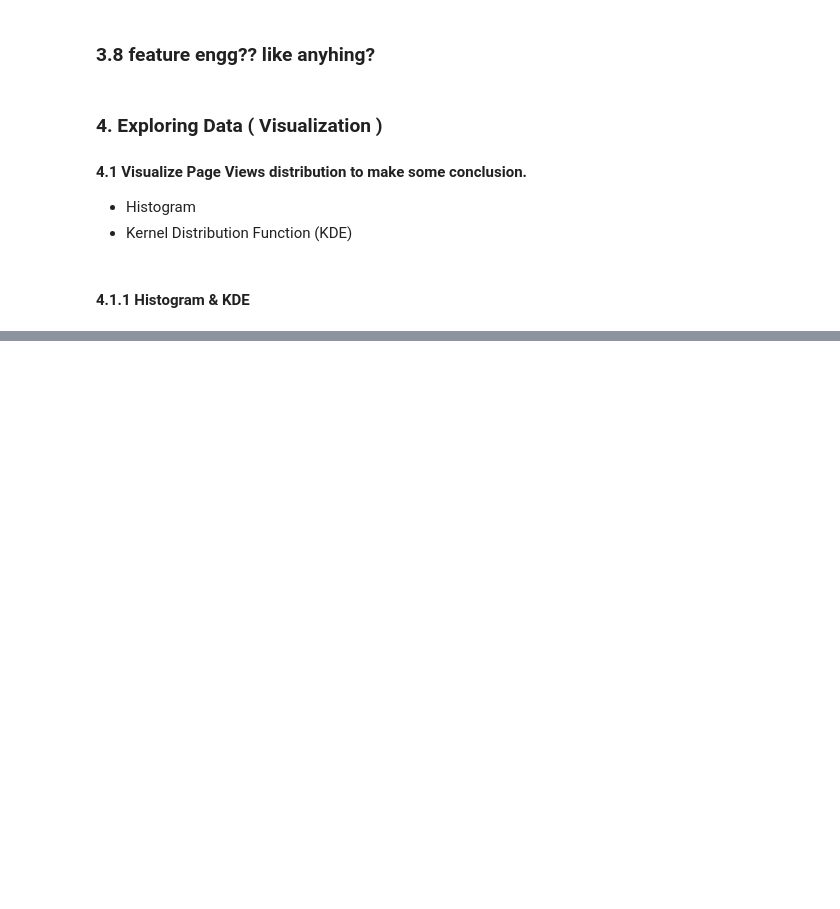
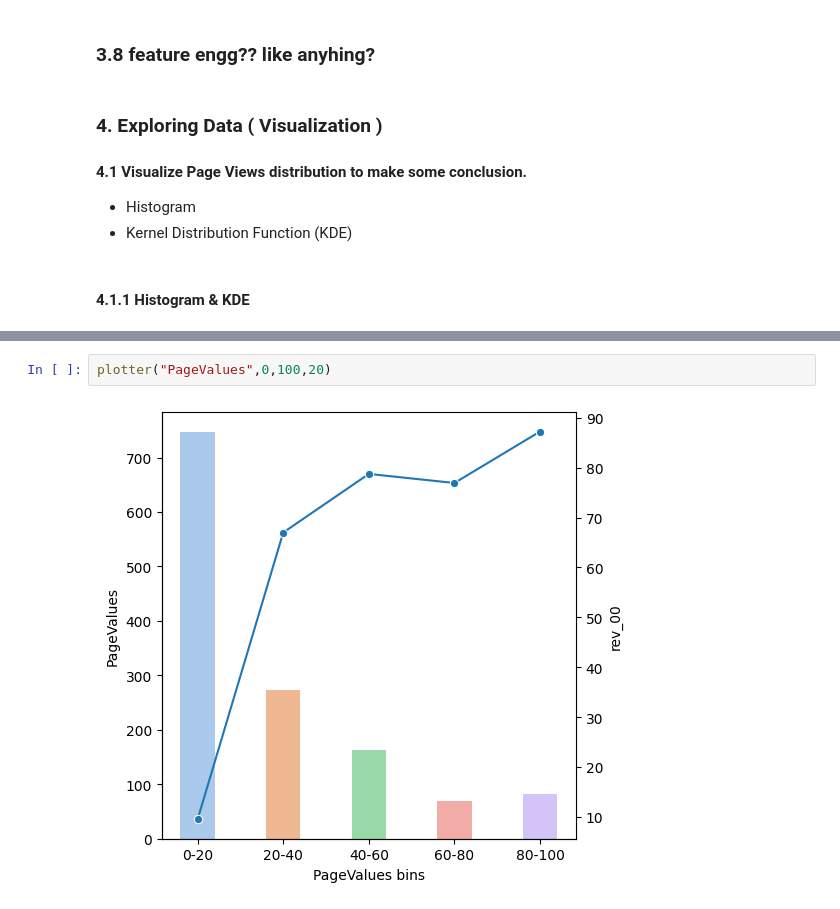
Before and after one commit to siddharthsky/customer_conversion_prediction_ML-p, a Jupyter notebook: notebooks/1. EDA.ipynb, the cells around one changed output, grey strips where cells are left out. Saved outputs shown, nothing was run; the diff lists cells and outputs as text; blank space fills up the shorter version.

Commit message:
- the Plotter

```diff
--- a/notebooks/1. EDA.ipynb
+++ b/notebooks/1. EDA.ipynb
@@ -245,0 +329,4 @@ plt.show()
+# %%
+plotter("PageValues",0,100,20)
+# %% [output]
+[figure, added]
```
Also changed, not shown: parts of 13 cells of this notebook, 1 other file.
